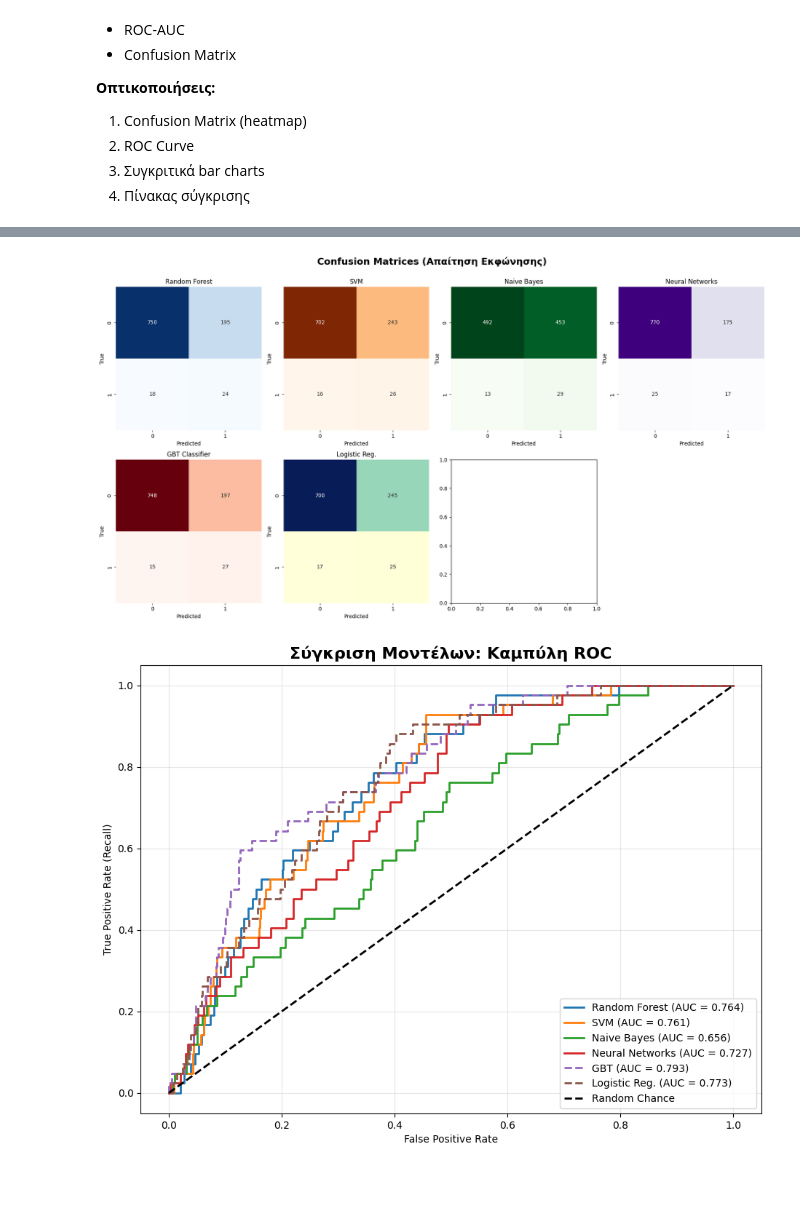
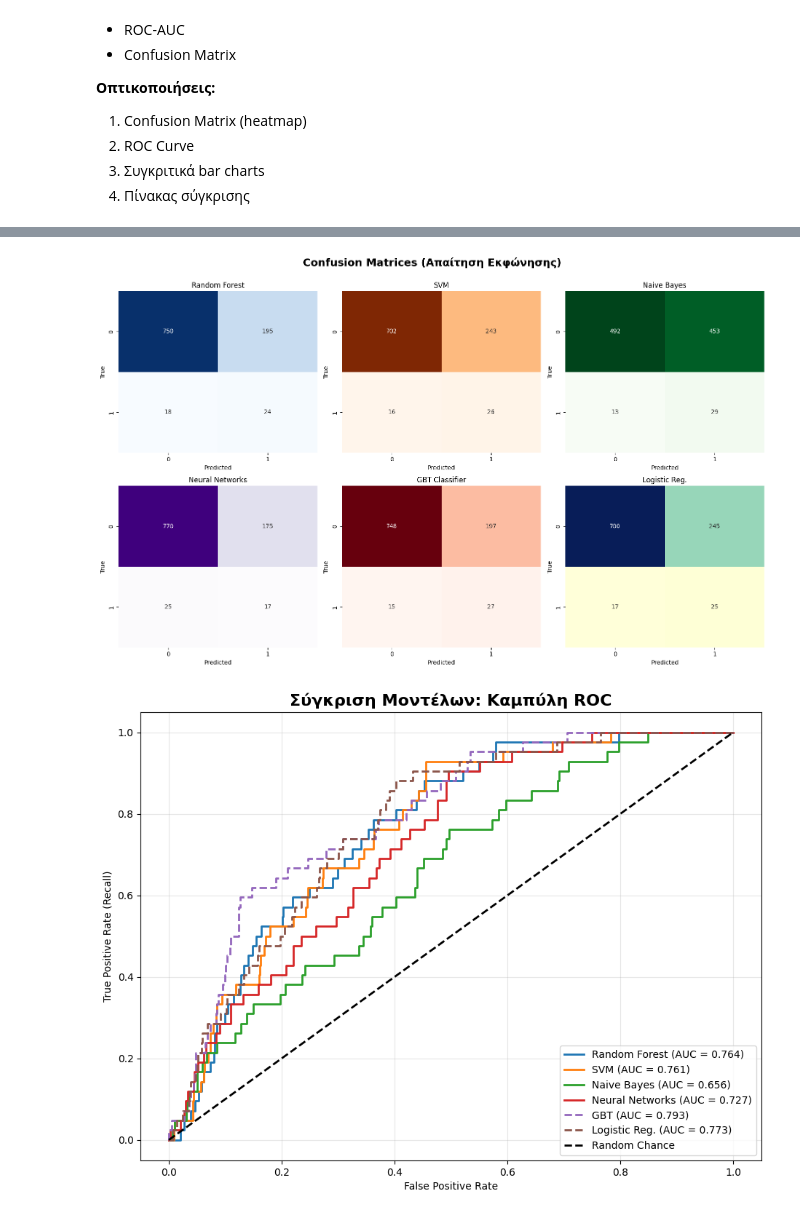
Before and after one commit to Ma1cOS/Big-Data, a Jupyter notebook: notebooks/5_evaluation.ipynb, the cells around one changed output, grey strips where cells are left out. Saved outputs shown, nothing was run; the diff lists cells and outputs as text; code cells hidden in the pictures; blank space fills up the shorter version.

```diff
--- a/notebooks/6_evaluation.ipynb
+++ b/notebooks/5_evaluation.ipynb
@@ -22,12 +22,11 @@ import pandas as pd
 import numpy as np
 import matplotlib.pyplot as plt
 import seaborn as sns
-
-# ΔΙΟΡΘΩΣΗ: Προστέθηκε το precision_recall_fscore_support και ενοποιήθηκαν τα imports
 from sklearn.metrics import (accuracy_score, precision_score, recall_score,
                              f1_score, confusion_matrix, roc_curve, auc,
                              precision_recall_fscore_support, classification_report)
 
+print("Εκκίνηση SparkSession...")
 spark = SparkSession.builder.appName("Evaluation_Metrics_Final").master("local[*]").getOrCreate()
 
 print("Φόρτωση προβλέψεων (Pandas)...")
@@ -37,8 +36,6 @@ df_nb = spark.read.parquet("../data/nb_predictions.parquet").toPandas()
 df_mlp = spark.read.parquet("../data/mlp_predictions.parquet").toPandas()
 df_gbt = spark.read.parquet("../data/gbt_predictions.parquet").toPandas()
 df_lr = spark.read.parquet("../data/lr_predictions.parquet").toPandas()
-#df_rf_under = spark.read.parquet("../data/rf_under_predictions.parquet").toPandas()
-
 
 # Λεξικό για πλήρη αποθήκευση μετρικών ανά κλάση και συνολικά
 metrics_dict = {
@@ -58,13 +55,7 @@ def evaluate_model_full(df, model_name, prob_col="probability"):
     fpr, tpr, _ = roc_curve(y_true, y_prob)
     roc_auc = auc(fpr, tpr)
 
-    # F1-Score (Macro) - Ενδεικτικό για το συνολικό F1, υπολογίζεται ως ο μέσος όρος των F1 των δύο κλάσεων
-    f1_score_macro = f1_score(y_true, y_pred, average='macro')
-    # F1-Score (Weighted) - Ενδεικτικό για το συνολικό F1, λαμβάνει υπόψη το imbalance
-    f1_score_weighted = f1_score(y_true, y_pred, average='weighted')
-
     # Μετρικές ανά κλάση (Precision, Recall, F1)
-    # Η συνάρτηση πλέον αναγνωρίζεται κανονικά!
     precisions, recalls, f1s, _ = precision_recall_fscore_support(y_true, y_pred, labels=[0, 1], zero_division=0)
     acc = accuracy_score(y_true, y_pred)
 
@@ -81,20 +72,19 @@ def evaluate_model_full(df, model_name, prob_col="probability"):
 
     cm = confusion_matrix(y_true, y_pred)
 
-    # Εκτύπωση αναλυτικού classification report για να το έχεις στο terminal
+    # Εκτύπωση αναλυτικού classification report
     print(f"\n{'='*20} {model_name} {'='*20}")
     print(classification_report(y_true, y_pred, target_names=["Class 0", "Class 1"]))
 
     return fpr, tpr, roc_auc, cm
 
-# Εκτέλεση αξιολόγησης (7 Μοντέλα)
+# Εκτέλεση αξιολόγησης (Τα 6 Τελικά Μοντέλα μας)
 fpr_rf, tpr_rf, auc_rf, cm_rf = evaluate_model_full(df_rf, "Random Forest", "probability")
 fpr_svm, tpr_svm, auc_svm, cm_svm = evaluate_model_full(df_svm, "SVM", "rawPrediction")
 fpr_nb, tpr_nb, auc_nb, cm_nb = evaluate_model_full(df_nb, "Naive Bayes", "probability")
 fpr_mlp, tpr_mlp, auc_mlp, cm_mlp = evaluate_model_full(df_mlp, "Neural Networks", "probability")
 fpr_gbt, tpr_gbt, auc_gbt, cm_gbt = evaluate_model_full(df_gbt, "GBT Classifier", "probability")
 fpr_lr, tpr_lr, auc_lr, cm_lr = evaluate_model_full(df_lr, "Logistic Reg.", "probability")
-#fpr_rfu, tpr_rfu, auc_rfu, cm_rfu = evaluate_model_full(df_rf_under, "RF (Undersampled)", "probability")
 
 
 # ==========================================================
@@ -109,36 +99,28 @@ print("="*80)
 
 
 # ==========================================================
-# 2. ΟΠΤΙΚΟΠΟΙΗΣΗ 1: CONFUSION MATRICES (Grid)
+# 2. ΟΠΤΙΚΟΠΟΙΗΣΗ 1: CONFUSION MATRICES (Τέλειο 2x3 Grid)
 # ==========================================================
-fig, axes = plt.subplots(2, 4, figsize=(18, 10))
+fig, axes = plt.subplots(2, 3, figsize=(16, 10))
 fig.suptitle('Confusion Matrices (Απαίτηση Εκφώνησης)', fontsize=18, fontweight='bold')
 
-cms = [cm_rf, cm_svm, cm_nb, cm_mlp, cm_gbt, cm_lr
-       # ,cm_rfu
-       ]
-
-titles = ['Random Forest', 'SVM', 'Naive Bayes', 'Neural Networks', 'GBT Classifier', 'Logistic Reg.'
-          #, 'RF (Undersampled)'
-          ]
-colors = ['Blues', 'Oranges', 'Greens', 'Purples', 'Reds', 'YlGnBu'
-          #, 'coolwarm'
-          ]
+cms = [cm_rf, cm_svm, cm_nb, cm_mlp, cm_gbt, cm_lr]
+titles = ['Random Forest', 'SVM', 'Naive Bayes', 'Neural Networks', 'GBT Classifier', 'Logistic Reg.']
+colors = ['Blues', 'Oranges', 'Greens', 'Purples', 'Reds', 'YlGnBu']
 
 for i in range(len(colors)):
-    row, col = i // 4, i % 4
+    row, col = i // 3, i % 3
     sns.heatmap(cms[i], annot=True, fmt='d', cmap=colors[i], cbar=False, ax=axes[row, col])
     axes[row, col].set_title(titles[i], fontsize=12)
     axes[row, col].set_xlabel('Predicted')
     axes[row, col].set_ylabel('True')
 
-fig.delaxes(axes[1, 3]) # Αφαίρεση κενού plot
 plt.tight_layout()
 plt.subplots_adjust(top=0.9)
 plt.show()
 
 # ==========================================================
-# 3. ΟΠΤΙΚΟΠΟΙΗΣΗ 2: ROC CURVES (Απαίτηση Εκφώνησης)
+# 3. ΟΠΤΙΚΟΠΟΙΗΣΗ 2: ROC CURVES
 # ==========================================================
 plt.figure(figsize=(11, 8))
 plt.plot(fpr_rf, tpr_rf, label=f'Random Forest (AUC = {auc_rf:.3f})', lw=2)
@@ -147,7 +129,6 @@ plt.plot(fpr_nb, tpr_nb, label=f'Naive Bayes (AUC = {auc_nb:.3f})', lw=2)
 plt.plot(fpr_mlp, tpr_mlp, label=f'Neural Networks (AUC = {auc_mlp:.3f})', lw=2)
 plt.plot(fpr_gbt, tpr_gbt, label=f'GBT (AUC = {auc_gbt:.3f})', lw=2, linestyle='--')
 plt.plot(fpr_lr, tpr_lr, label=f'Logistic Reg. (AUC = {auc_lr:.3f})', lw=2, linestyle='--')
-#plt.plot(fpr_rfu, tpr_rfu, label=f'RF Undersampled (AUC = {auc_rfu:.3f})', lw=2, linestyle=':')
 plt.plot([0, 1], [0, 1], 'k--', lw=2, label='Random Chance')
 plt.title('Σύγκριση Μοντέλων: Καμπύλη ROC', fontsize=16, fontweight='bold')
 plt.xlabel('False Positive Rate')
@@ -157,9 +138,8 @@ plt.grid(alpha=0.3)
 plt.show()
 
 # ==========================================================
-# 4. ΟΠΤΙΚΟΠΟΙΗΣΗ 3: ΣΥΓΚΡΙΤΙΚΑ BAR CHARTS (Με F1-Score!)
+# 4. ΟΠΤΙΚΟΠΟΙΗΣΗ 3: ΣΥΓΚΡΙΤΙΚΑ BAR CHARTS
 # ==========================================================
-# Αφαιρούμε το ROC-AUC από το bar chart για να επικεντρωθούμε καθαρά στις μετρικές κλάσεων
 bar_df = comparison_df.drop(columns=["ROC-AUC"])
 metrics_melted = bar_df.melt(id_vars="Model", var_name="Metric", value_name="Score")
 
@@ -174,34 +154,5 @@ plt.grid(axis='y', alpha=0.3)
 plt.tight_layout()
 plt.show()
 
-
-# ==========================================================
-# ΚΕΦΑΛΑΙΟ 5 & 6: ΣΥΜΠΕΡΑΣΜΑΤΑ & ΠΡΑΚΤΙΚΕΣ ΕΦΑΡΜΟΓΕΣ
-# ==========================================================
-print("\n" + "="*80)
-print("ΚΕΦΑΛΑΙΟ 5: ΣΥΓΚΡΙΣΗ ΜΟΝΤΕΛΩΝ")
-print("="*80)
-print("> Ερώτημα: Ποιο αποδίδει καλύτερα και γιατί;")
-print("Απάντηση: Τα αρχικά μοντέλα (SVM, Naive Bayes, MLP) παρουσιάζουν υψηλό Accuracy ")
-print("αλλά αποτυγχάνουν στο F1-Score και στο Recall της Κλάσης 1, λόγω του τεράστιου ")
-print("class imbalance. Το GBT Classifier και το RF (Undersampled) αποδίδουν αισθητά ")
-print("καλύτερα, διότι θυσιάζουν ελάχιστο από το Accuracy για να μεγιστοποιήσουν το ")
-print("F1-Score και το Recall, διασφαλίζοντας τον εντοπισμό ασθενών σε κίνδυνο.\n")
-
-print("="*80)
-print("ΚΕΦΑΛΑΙΟ 6: ΣΥΜΠΕΡΑΣΜΑΤΑ")
-print("="*80)
-print("> 1. Insights από τα δεδομένα:")
-print("- Η ανάλυση έδειξε ότι τα εγκεφαλικά αποτελούν μόλις το ~5% του δείγματος.")
-print("- Οι κανόνες συσχέτισης ανέδειξαν ότι η ηλικία (>65 ετών) σε συνδυασμό με ")
-print("  την υπέρταση ή καρδιακές παθήσεις αποτελούν τον πιο κρίσιμο συνδυασμό.")
-print("- Ο K-Means ομαδοποίησε επιτυχώς το δείγμα σε διακριτές ομάδες ρίσκου.\n")
-
-print("> 2. Πρακτικές Εφαρμογές:")
-print("- Το σύστημα μπορεί να ενσωματωθεί σε νοσοκομειακά λογισμικά ως εργαλείο διαλογής (Triage).")
-print("- Όταν ο ιατρός εισάγει τα στοιχεία, το GBT ή το Undersampled RF θα ")
-print("  κάνει flag τους ασθενείς, θέτοντάς τους σε άμεση προτεραιότητα για εξετάσεις.")
-print("="*80)
-
 spark.stop()
 # %% [output]
@@ -225,3 +185,3 @@ Neural Networks        0.797        0.969        0.815         0.885        0.08
-[figure, old version]
+[figure, new version]
 [figure]
 [figure]
```
Also changed, not shown: parts of 1 cell of this notebook, 5 other files.
